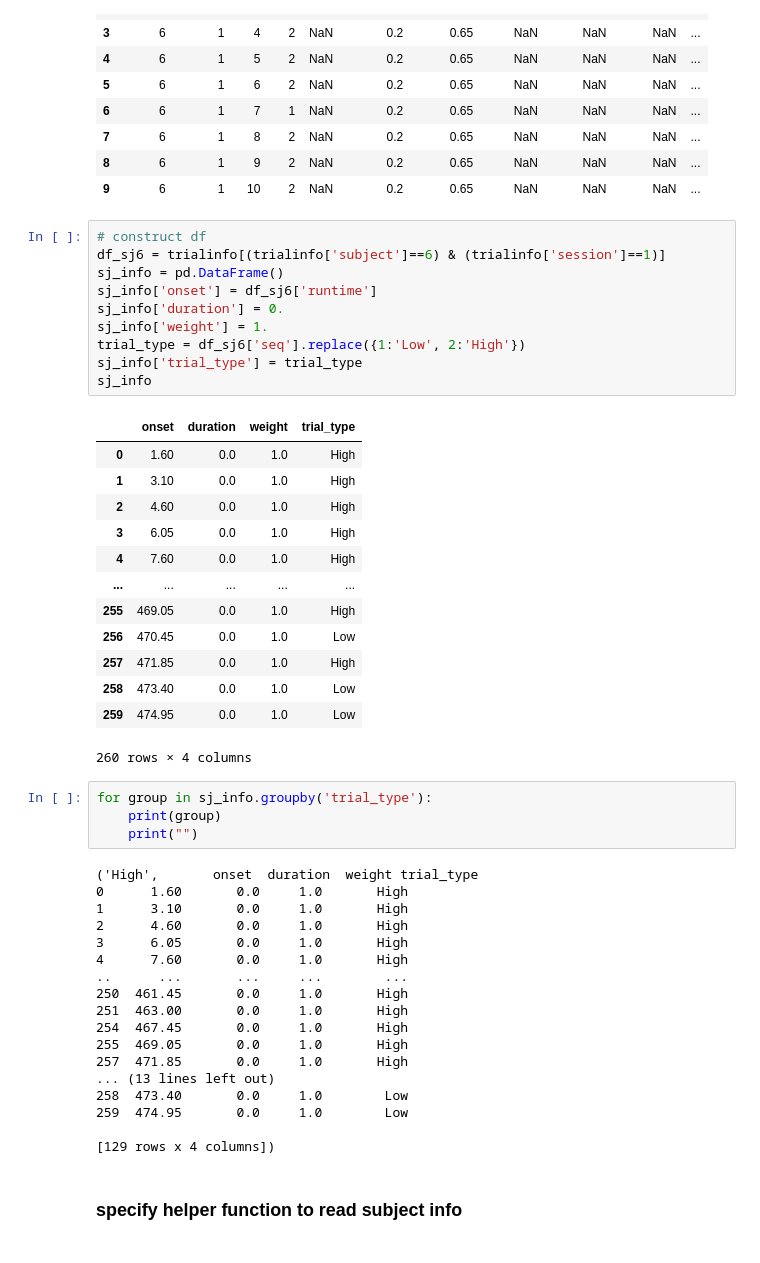
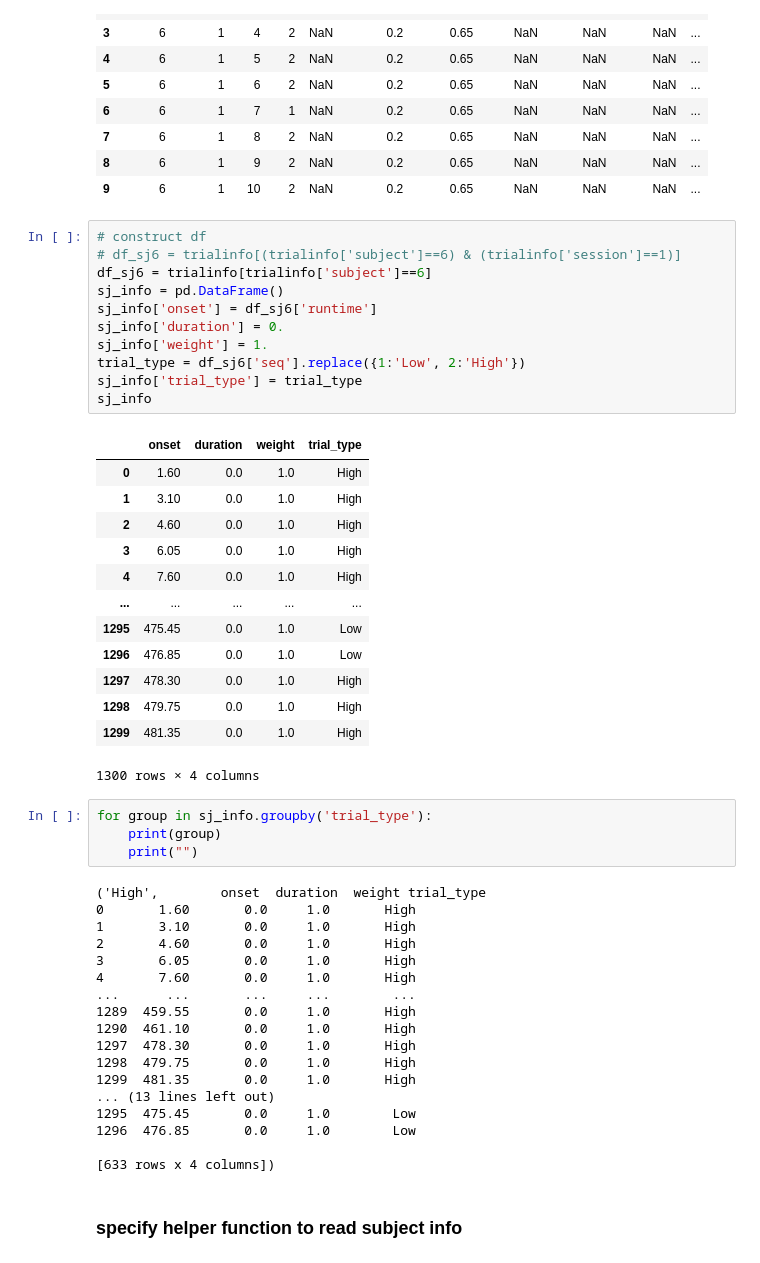
Before and after one commit to syzhang/tsl_data, a Jupyter notebook: imaging/first_level_basics.ipynb, the cells around one changed output. Cells and saved outputs as stored; diff of their text form.

```diff
--- a/imaging/first_level_basics.ipynb
+++ b/imaging/first_level_basics.ipynb
@@ -76,50 +79,51 @@ trialinfo.head(10)
 | 9 | 6 | 1 | 10 | 2 | NaN | 0.2 | 0.65 | NaN | NaN | NaN | ... |
 # %%
 # construct df
-df_sj6 = trialinfo[(trialinfo['subject']==6) & (trialinfo['session']==1)]
+# df_sj6 = trialinfo[(trialinfo['subject']==6) & (trialinfo['session']==1)]
+df_sj6 = trialinfo[trialinfo['subject']==6]
 sj_info = pd.DataFrame()
 sj_info['onset'] = df_sj6['runtime']
 sj_info['duration'] = 0.
 sj_info['weight'] = 1.
 trial_type = df_sj6['seq'].replace({1:'Low', 2:'High'})
 sj_info['trial_type'] = trial_type
 sj_info
 # %% [output]
 |  | onset | duration | weight | trial_type |
 | 0 | 1.60 | 0.0 | 1.0 | High |
 | 1 | 3.10 | 0.0 | 1.0 | High |
 | 2 | 4.60 | 0.0 | 1.0 | High |
 | 3 | 6.05 | 0.0 | 1.0 | High |
 | 4 | 7.60 | 0.0 | 1.0 | High |
 | ... | ... | ... | ... | ... |
-| 255 | 469.05 | 0.0 | 1.0 | High |
-| 256 | 470.45 | 0.0 | 1.0 | Low |
-| 257 | 471.85 | 0.0 | 1.0 | High |
-| 258 | 473.40 | 0.0 | 1.0 | Low |
-| 259 | 474.95 | 0.0 | 1.0 | Low |
+| 1295 | 475.45 | 0.0 | 1.0 | Low |
+| 1296 | 476.85 | 0.0 | 1.0 | Low |
+| 1297 | 478.30 | 0.0 | 1.0 | High |
+| 1298 | 479.75 | 0.0 | 1.0 | High |
+| 1299 | 481.35 | 0.0 | 1.0 | High |
-260 rows × 4 columns
+1300 rows × 4 columns
 # %%
 for group in sj_info.groupby('trial_type'):
     print(group)
     print("")
 # %% [output]
-('High',       onset  duration  weight trial_type
-0      1.60       0.0     1.0       High
-1      3.10       0.0     1.0       High
-2      4.60       0.0     1.0       High
-3      6.05       0.0     1.0       High
-4      7.60       0.0     1.0       High
-..      ...       ...     ...        ...
-250  461.45       0.0     1.0       High
-251  463.00       0.0     1.0       High
-254  467.45       0.0     1.0       High
-255  469.05       0.0     1.0       High
-257  471.85       0.0     1.0       High
+('High',        onset  duration  weight trial_type
+0       1.60       0.0     1.0       High
+1       3.10       0.0     1.0       High
+2       4.60       0.0     1.0       High
+3       6.05       0.0     1.0       High
+4       7.60       0.0     1.0       High
+...      ...       ...     ...        ...
+1289  459.55       0.0     1.0       High
+1290  461.10       0.0     1.0       High
+1297  478.30       0.0     1.0       High
+1298  479.75       0.0     1.0       High
+1299  481.35       0.0     1.0       High
 ... (13 lines left out)
-258  473.40       0.0     1.0        Low
-259  474.95       0.0     1.0        Low
+1295  475.45       0.0     1.0        Low
+1296  476.85       0.0     1.0        Low
 
-[129 rows x 4 columns])
+[633 rows x 4 columns])
 # %% [markdown]
 ### specify helper function to read subject info
 # %%
```
Also changed, not shown: parts of 25 cells of this notebook.
